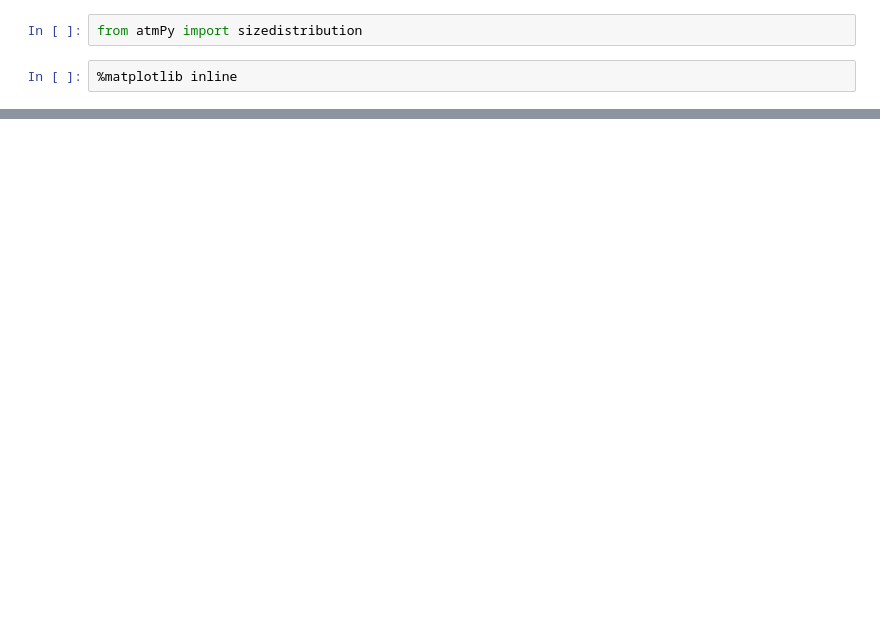
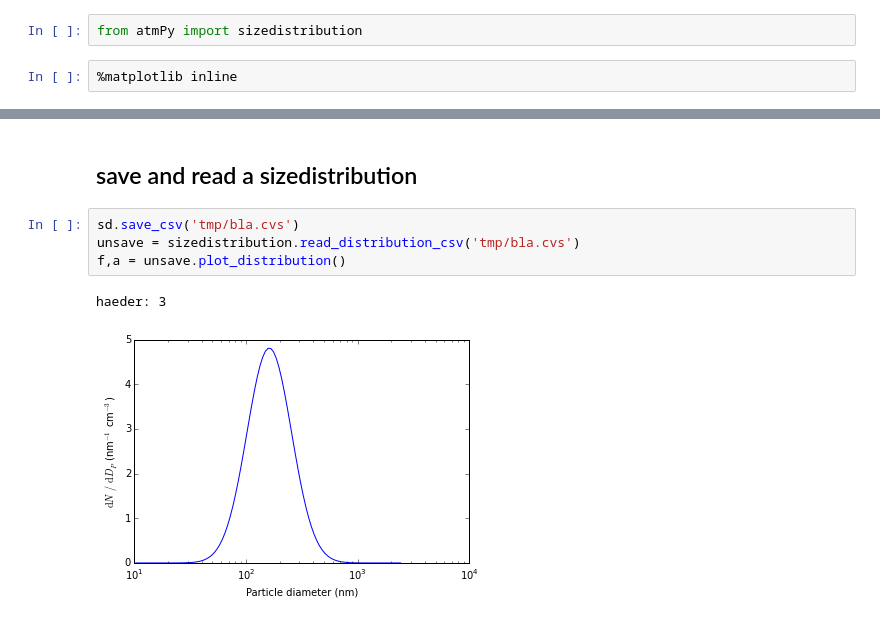
Before and after one commit to wblumberg/atm-py, a Jupyter notebook: examples/size_distribution.ipynb, the cells around one changed output, grey strips where cells are left out. Cells and saved outputs as stored; diff of their text form; blank space fills up the shorter version.

```diff
--- a/examples/size_distribution.ipynb
+++ b/examples/size_distribution.ipynb
@@ -28,0 +25,9 @@ converted from dNdDp to dNdlogDp
+# %% [markdown]
+## save and read a sizedistribution
+# %%
+sd.save_csv('tmp/bla.cvs')
+unsave = sizedistribution.read_distribution_csv('tmp/bla.cvs')
+f,a = unsave.plot_distribution()
+# %% [output]
+haeder: 3
+[figure, added]
```
Also changed, not shown: parts of 13 cells of this notebook, 1 other file.
